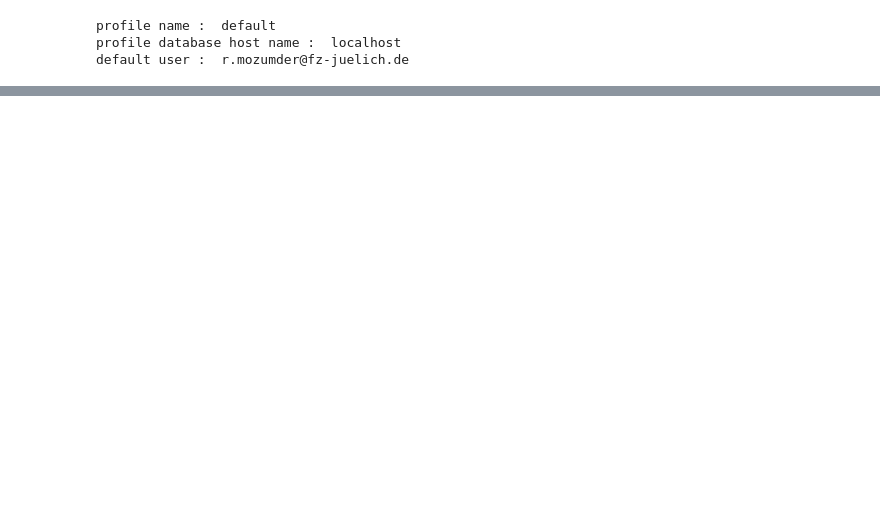
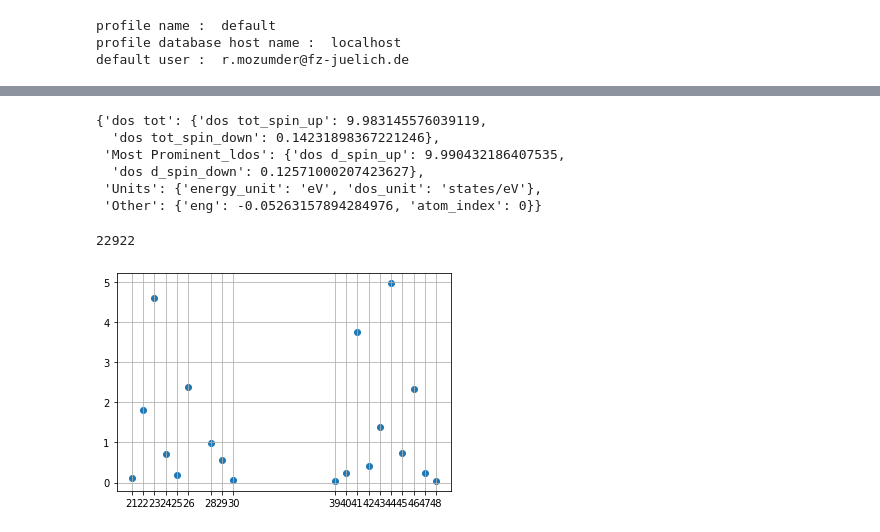
Before and after one commit to RubelMozumder/aiida_daily_work, a Jupyter notebook: Daily_Work_bin/extract_value_dos_kkrimp.ipynb, the cells around one changed output, grey strips where cells are left out. Saved outputs shown, nothing was run; the diff lists cells and outputs as text; code cells hidden in the pictures; blank space fills up the shorter version.

```diff
--- a/Daily_Work_bin/extract_value_dos_kkrimp.ipynb
+++ b/Daily_Work_bin/extract_value_dos_kkrimp.ipynb
@@ -167,0 +310,11 @@ The reciprocal of 2 is 0.5
+# %%
+## Test the dos_spec function
+dat = dos_spec(node_1)
+dat
+# %% [output]
+{'dos tot': {'dos tot_spin_up': 9.983145576039119,
+  'dos tot_spin_down': 0.14231898367221246},
+ 'Most Prominent_ldos': {'dos d_spin_up': 9.990432186407535,
+  'dos d_spin_down': 0.12571000207423627},
+ 'Units': {'energy_unit': 'eV', 'dos_unit': 'states/eV'},
+ 'Other': {'eng': -0.05263157894284976, 'atom_index': 0}}
@@ -167,0 +324,31 @@ The reciprocal of 2 is 0.5
+# %%
+kkr_calc = node_1.get_outgoing(node_class=kkr_imp_sub_wc).first().node.get_outgoing(node_class=KkrimpCalculation).first().node
+kkr_calc.inputs.parameters.get_dict()
+node_1.pk
+# %% [output]
+22922
+# %%
+# To plot some data
+group_ilayer_4 = load_group(93)
+node_list = list(group_ilayer_4.nodes)
+imp_list = []
+gap_dos_list = []
+for i in range(len(node_list)):
+    dos_dict, clst_dict = conv_dos_data(node_list[i])
+    imp_list.append(clst_dict['Zimp'])
+    gap_dos_list.append(dos_dict['DOS_in_gap'])
+# %%
+# plotting
+import matplotlib.pyplot as plt
+fig, ax = plt.subplots(1,1)
+# ax = plt.figure()
+
+# plt.figure(num='imp_Vs_dos_gap',figsize=(10,5))
+ax.scatter(imp_list,gap_dos_list)
+
+xlabel= [str(i) for i in imp_list]
+ax.set_xticks(imp_list)
+ax.set_xticklabels(xlabel)
+ax.grid(True)
+# %% [output]
+[figure, added]
```
Also changed, not shown: parts of 15 cells of this notebook, 3 other files.
